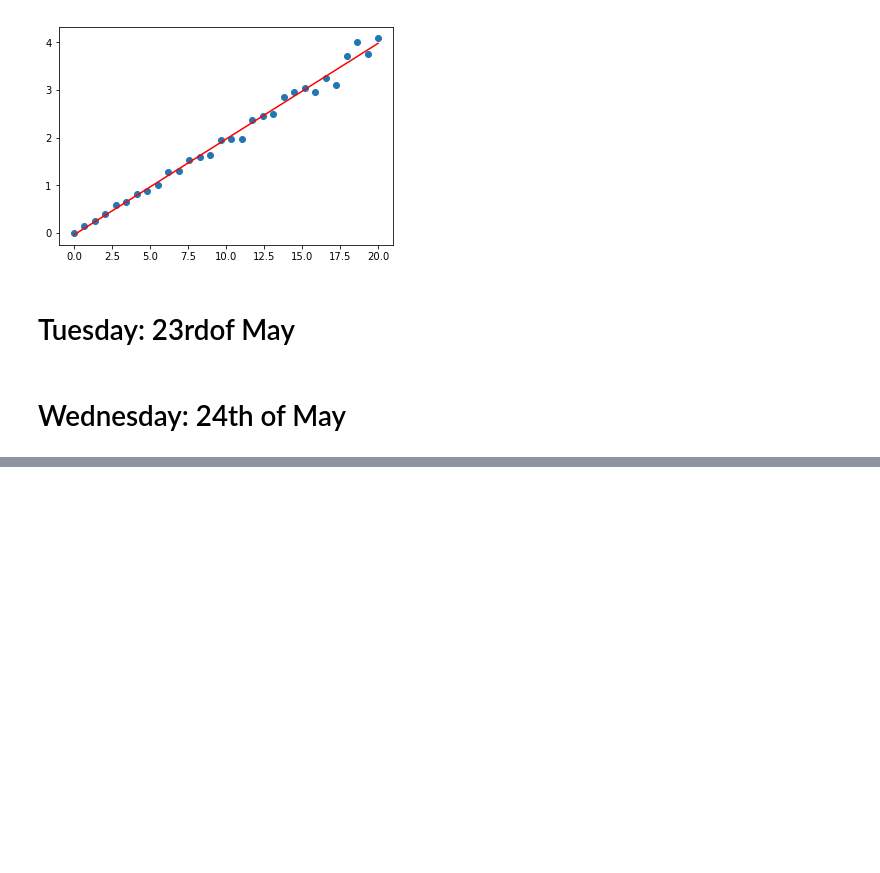
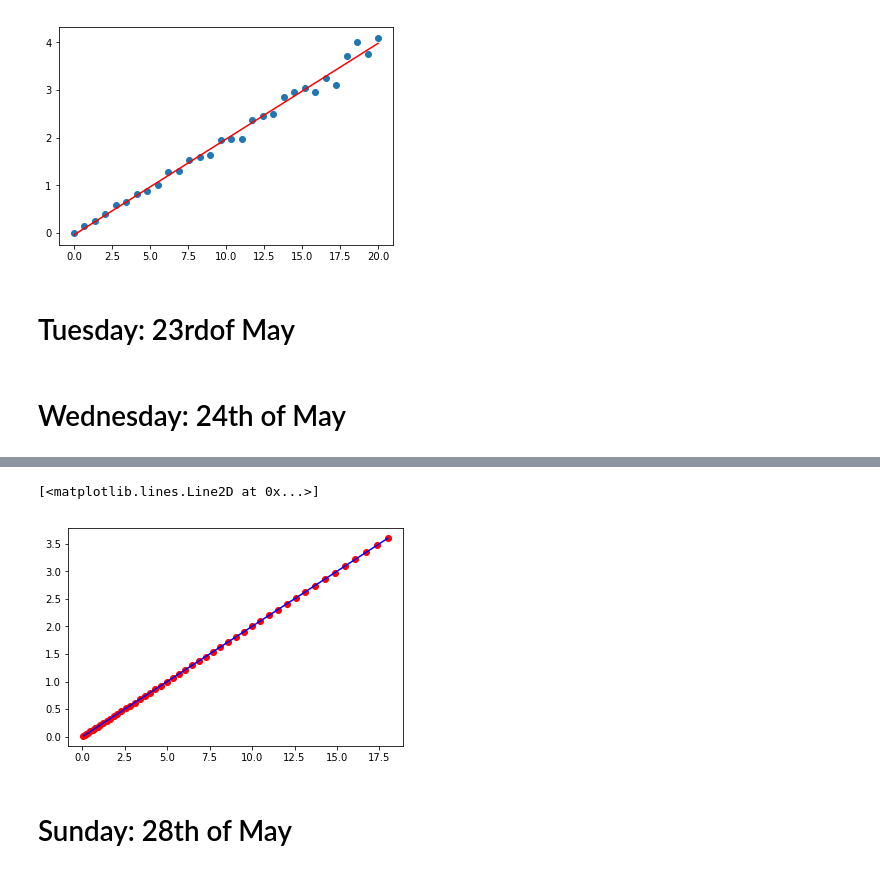
Before and after one commit to moustakas/siena-astrophysics, a Jupyter notebook: summer2017/ghadeer/jojoS2017.ipynb, the cells around one changed output, grey strips where cells are left out. Drawn from its saved outputs; the diff is of its cells as text; code cells hidden in the pictures; blank space fills up the shorter version.

```diff
--- a/summer2017/ghadeer/jojoS2017.ipynb
+++ b/summer2017/ghadeer/jojoS2017.ipynb
@@ -45,0 +95,44 @@ plt.plot(x, x*coefficients[0] + coefficients[1], 'r')
+# %%
+import random
+import numpy as np
+import matplotlib.pyplot as plt
+from random import randint
+%matplotlib inline
+
+
+seed = 123
+rand  = np.random.RandomState(seed)
+log10Halo = rand.uniform(13, 15, 1)
+
+log10Halo1 = np.ones(50)*log10Halo
+
+
+n = 50
+epsilon = np.linspace(0.01, 0.5, n)
+
+fraction = np.linspace(0.1, 0.5, n)
+
+
+
+totalLog10gas = fraction * log10Halo1
+
+bcg = epsilon * totalLog10gas
+
+leftHalo = log10Halo1 - totalLog10gas
+
+slope = 0.2
+intercept = 0
+leftHalo1= (bcg - intercept)/slope
+
+plt.plot(leftHalo1, bcg, 'ro')
+
+
+coefficients = np.polyfit(leftHalo1, bcg, 1)
+
+
+plt.plot(leftHalo1, leftHalo1*coefficients[0] + coefficients[1], 'b')
+# %% [output]
+[<matplotlib.lines.Line2D at 0x...>]
+[figure, added]
+# %% [markdown]
+# Sunday: 28th of May
```
Also changed, not shown: parts of 7 cells of this notebook.
